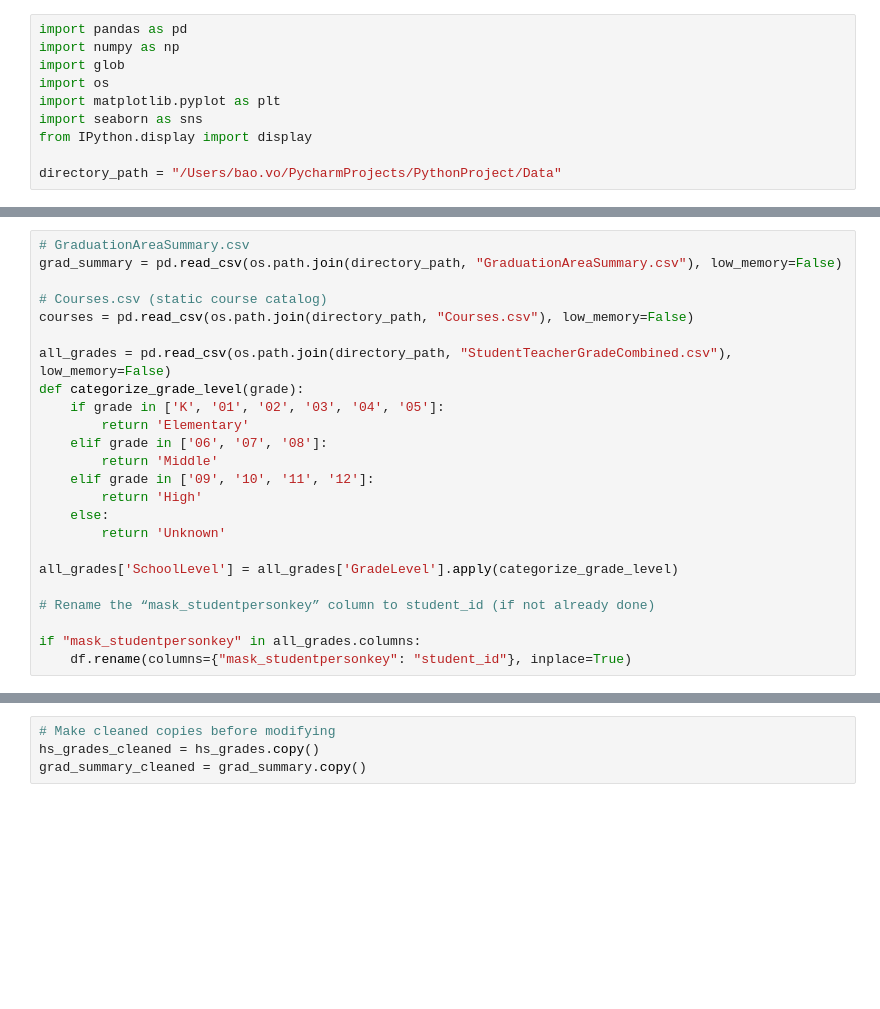
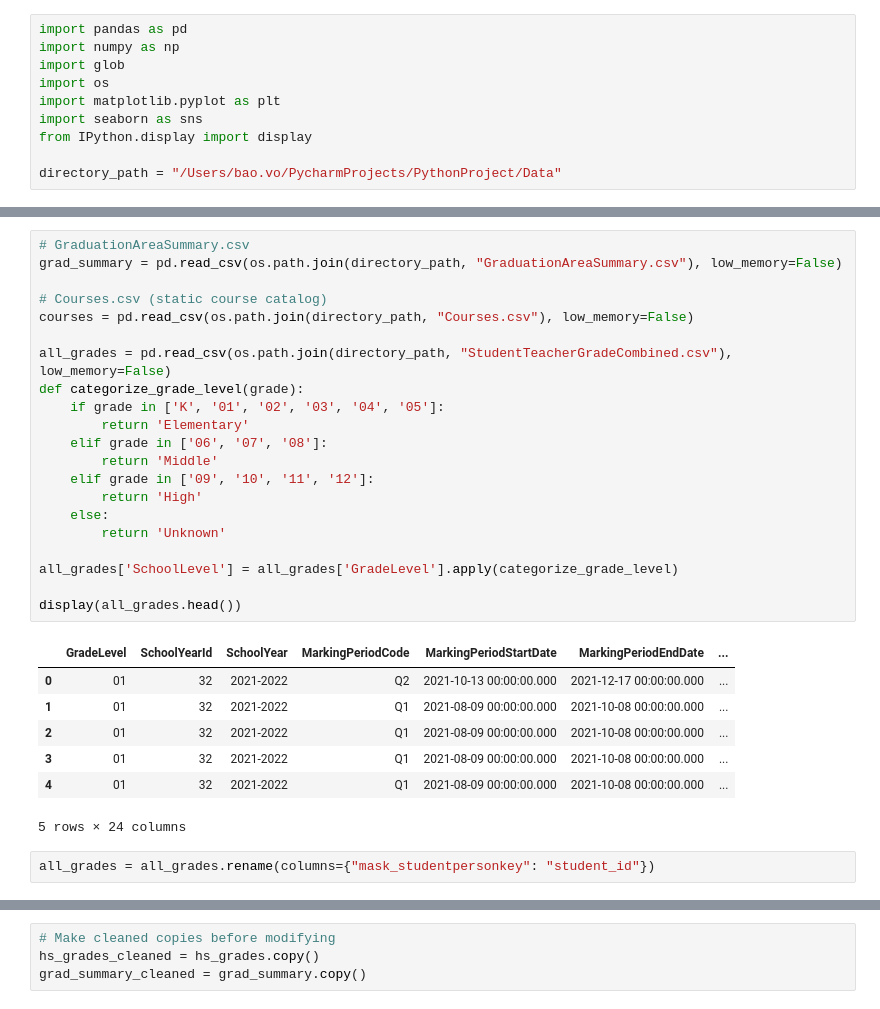
Before and after one commit to bvo0293/PracticumSummer2025, a Jupyter notebook: EDA.ipynb, the cells around one changed output, grey strips where cells are left out. Drawn from its saved outputs; the diff is of its cells as text; blank space fills up the shorter version.

```diff
--- a/EDA.ipynb
+++ b/EDA.ipynb
@@ -42,25 +76,32 @@ for fname in eda_files:
 # %%
 # GraduationAreaSummary.csv
 grad_summary = pd.read_csv(os.path.join(directory_path, "GraduationAreaSummary.csv"), low_memory=False)
 
 # Courses.csv (static course catalog)
 courses = pd.read_csv(os.path.join(directory_path, "Courses.csv"), low_memory=False)
 
 all_grades = pd.read_csv(os.path.join(directory_path, "StudentTeacherGradeCombined.csv"), low_memory=False)
 def categorize_grade_level(grade):
     if grade in ['K', '01', '02', '03', '04', '05']:
         return 'Elementary'
     elif grade in ['06', '07', '08']:
         return 'Middle'
     elif grade in ['09', '10', '11', '12']:
         return 'High'
     else:
         return 'Unknown'
 
 all_grades['SchoolLevel'] = all_grades['GradeLevel'].apply(categorize_grade_level)
 
-# Rename the “mask_studentpersonkey” column to student_id (if not already done)
-
-if "mask_studentpersonkey" in all_grades.columns:
-    df.rename(columns={"mask_studentpersonkey": "student_id"}, inplace=True)
+display(all_grades.head())
+# %% [output]
+|  | GradeLevel | SchoolYearId | SchoolYear | MarkingPeriodCode | MarkingPeriodStartDate | MarkingPeriodEndDate | ... |
+| 0 | 01 | 32 | 2021-2022 | Q2 | 2021-10-13 00:00:00.000 | 2021-12-17 00:00:00.000 | ... |
+| 1 | 01 | 32 | 2021-2022 | Q1 | 2021-08-09 00:00:00.000 | 2021-10-08 00:00:00.000 | ... |
+| 2 | 01 | 32 | 2021-2022 | Q1 | 2021-08-09 00:00:00.000 | 2021-10-08 00:00:00.000 | ... |
+| 3 | 01 | 32 | 2021-2022 | Q1 | 2021-08-09 00:00:00.000 | 2021-10-08 00:00:00.000 | ... |
+| 4 | 01 | 32 | 2021-2022 | Q1 | 2021-08-09 00:00:00.000 | 2021-10-08 00:00:00.000 | ... |
+5 rows × 24 columns
+# %%
+all_grades = all_grades.rename(columns={"mask_studentpersonkey": "student_id"})
 # %%
```
Also changed, not shown: parts of 19 cells of this notebook, 1 other file.
